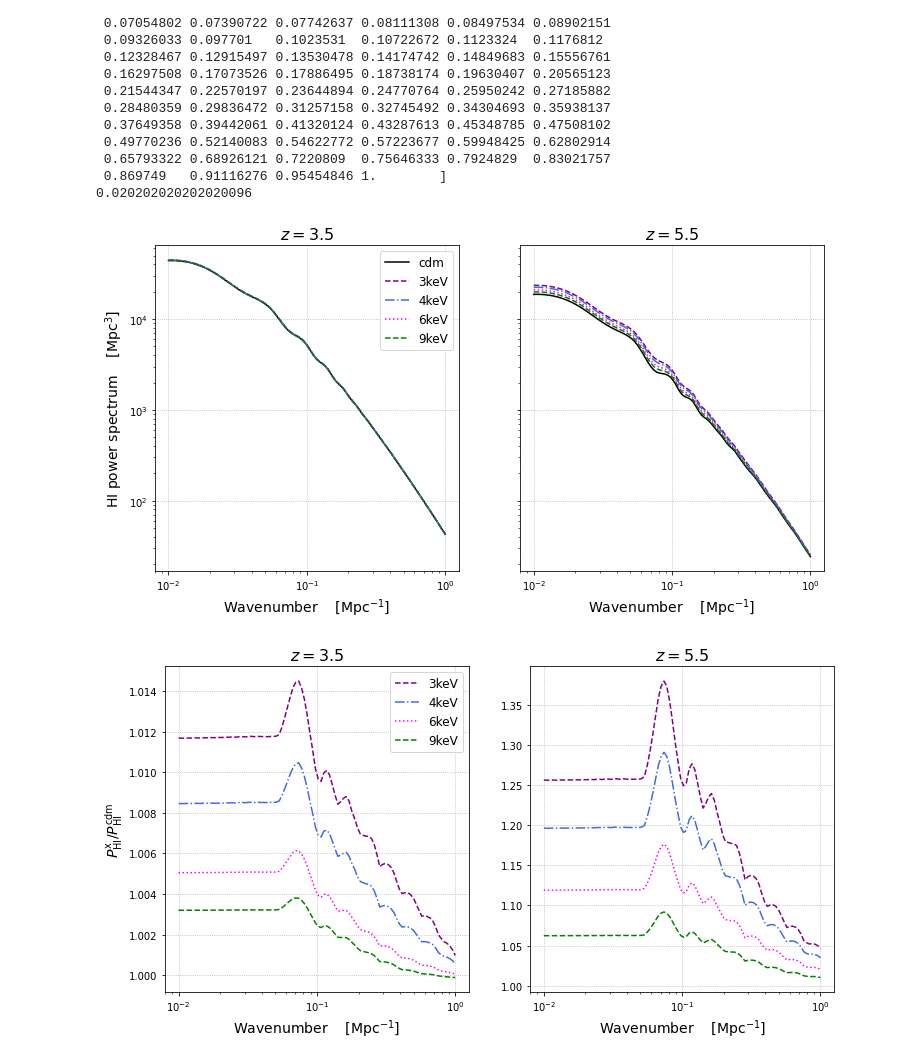
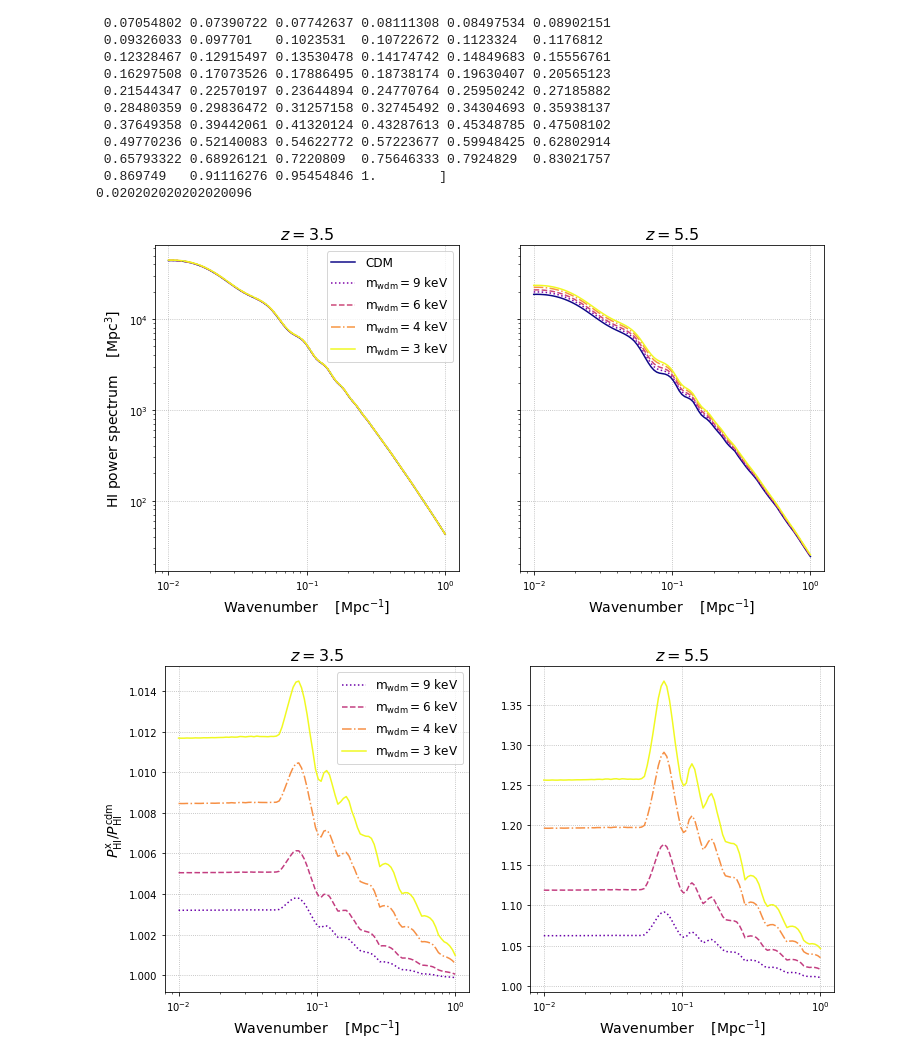
Before and after one commit to yaozhang1206/WDM_Lya_21cm, a Jupyter notebook: proper_pipeline/master_single_plotter.ipynb, the cells around one changed output. Saved outputs shown, nothing was run; the diff lists cells and outputs as text; code cells hidden in the pictures.

```diff
--- a/proper_pipeline/master_single_plotter.ipynb
+++ b/proper_pipeline/master_single_plotter.ipynb
@@ -113,6 +121,9 @@ HI_sk1k_r1_4keV_s8_zf = np.zeros(len(k_Mpc))
 HI_sk1k_r1_6keV_s8_zf = np.zeros(len(k_Mpc))
 HI_sk1k_r1_9keV_s8_zf = np.zeros(len(k_Mpc))
 
+HI_s8_r1_zi_table = np.zeros((len(k_Mpc),n))
+HI_s8_r1_zf_table = np.zeros((len(k_Mpc),n))
+
 for i in range(0,len(k_Mpc)):
     HI_sk1k_r1_cdm_s8_zi[i] = sk1k_r1_cdm_s8.HIHI_base_Mpc_norm(zi, k_Mpc[i], mu) + sk1k_r1_cdm_s8.HIHI_reio_Mpc_norm(zi, k_Mpc[i], mu)
     HI_sk1k_r1_3keV_s8_zi[i] = sk1k_r1_3keV_s8.HIHI_base_Mpc_norm(zi, k_Mpc[i], mu) + sk1k_r1_3keV_s8.HIHI_reio_Mpc_norm(zi, k_Mpc[i], mu)
@@ -125,15 +136,25 @@ for i in range(0,len(k_Mpc)):
     HI_sk1k_r1_4keV_s8_zf[i] = sk1k_r1_4keV_s8.HIHI_base_Mpc_norm(zf, k_Mpc[i], mu) + sk1k_r1_4keV_s8.HIHI_reio_Mpc_norm(zf, k_Mpc[i], mu)
     HI_sk1k_r1_6keV_s8_zf[i] = sk1k_r1_6keV_s8.HIHI_base_Mpc_norm(zf, k_Mpc[i], mu) + sk1k_r1_6keV_s8.HIHI_reio_Mpc_norm(zf, k_Mpc[i], mu)
     HI_sk1k_r1_9keV_s8_zf[i] = sk1k_r1_9keV_s8.HIHI_base_Mpc_norm(zf, k_Mpc[i], mu) + sk1k_r1_9keV_s8.HIHI_reio_Mpc_norm(zf, k_Mpc[i], mu)
+
+HI_s8_r1_zi_table[:,0] =   HI_sk1k_r1_cdm_s8_zi
+HI_s8_r1_zi_table[:,1] =  HI_sk1k_r1_9keV_s8_zi
+HI_s8_r1_zi_table[:,2] =  HI_sk1k_r1_6keV_s8_zi
+HI_s8_r1_zi_table[:,3] =  HI_sk1k_r1_4keV_s8_zi
+HI_s8_r1_zi_table[:,4] =  HI_sk1k_r1_3keV_s8_zi
+
+HI_s8_r1_zf_table[:,0] =   HI_sk1k_r1_cdm_s8_zf
+HI_s8_r1_zf_table[:,1] =  HI_sk1k_r1_9keV_s8_zf
+HI_s8_r1_zf_table[:,2] =  HI_sk1k_r1_6keV_s8_zf
+HI_s8_r1_zf_table[:,3] =  HI_sk1k_r1_4keV_s8_zf
+HI_s8_r1_zf_table[:,4] =  HI_sk1k_r1_3keV_s8_zf
 # %%
 fig,axs = plt.subplots(1,2,figsize=(12,6),sharey='row')
 axs[0].grid(linestyle='dotted')
 axs[0].set_title(r'$z = 3.5$',fontsize=16)
-axs[0].plot(k_Mpc, HI_sk1k_r1_cdm_s8_zi, '-', color='black', label='cdm')
-axs[0].plot(k_Mpc, HI_sk1k_r1_3keV_s8_zi, '--', color='purple', label='3keV')
-axs[0].plot(k_Mpc, HI_sk1k_r1_4keV_s8_zi, '-.', color='royalblue', label='4keV')
-axs[0].plot(k_Mpc, HI_sk1k_r1_6keV_s8_zi, ':', color='magenta', label='6keV')
-axs[0].plot(k_Mpc, HI_sk1k_r1_9keV_s8_zi, '--', color='green', label='9keV')
+for i in range(n):
+        axs[0].plot(k_Mpc, HI_s8_r1_zi_table[:,i], linestyle=styles[i], color=colors[i], label=labels[i])
+        axs[1].plot(k_Mpc, HI_s8_r1_zf_table[:,i], linestyle=styles[i], color=colors[i], label=labels[i])
 axs[0].set_xlabel(r'Wavenumber    [Mpc$^{-1}$]', fontsize=14)
 axs[0].set_ylabel(r'HI power spectrum    [Mpc$^3$]', fontsize=14)
 axs[0].legend(loc='best', fontsize=12)
@@ -141,11 +162,6 @@ axs[0].set_yscale('log')
 axs[0].set_xscale('log')
 
 axs[1].set_title(r'$z = 5.5$',fontsize=16)
-axs[1].plot(k_Mpc, HI_sk1k_r1_cdm_s8_zf, '-', color='black', label='cdm')
-axs[1].plot(k_Mpc, HI_sk1k_r1_3keV_s8_zf, '--', color='purple', label='3keV')
-axs[1].plot(k_Mpc, HI_sk1k_r1_4keV_s8_zf, '-.', color='royalblue', label='4keV')
-axs[1].plot(k_Mpc, HI_sk1k_r1_6keV_s8_zf, ':', color='magenta', label='6keV')
-axs[1].plot(k_Mpc, HI_sk1k_r1_9keV_s8_zf, '--', color='green', label='9keV')
 axs[1].grid(linestyle='dotted')
 axs[1].set_xlabel(r'Wavenumber    [Mpc$^{-1}$]', fontsize=14)
 axs[1].set_yscale('log')
@@ -153,35 +169,30 @@ axs[1].set_xscale('log')
 plt.savefig('./plots/P_HI.pdf', bbox_inches="tight")
 plt.show()
 # %% [output]
-[figure, old version]
+[figure, new version]
 # %%
 # we are plotting ratio too
 fig,axs = plt.subplots(1,2,figsize=(12,6))
 axs[0].grid(linestyle='dotted')
 axs[0].set_title(r'$z = 3.5$',fontsize=16)
-axs[0].plot(k_Mpc, HI_sk1k_r1_3keV_s8_zi/HI_sk1k_r1_cdm_s8_zi, '--', color='purple', label='3keV')
-axs[0].plot(k_Mpc, HI_sk1k_r1_4keV_s8_zi/HI_sk1k_r1_cdm_s8_zi, '-.', color='royalblue', label='4keV')
-axs[0].plot(k_Mpc, HI_sk1k_r1_6keV_s8_zi/HI_sk1k_r1_cdm_s8_zi, ':', color='magenta', label='6keV')
-axs[0].plot(k_Mpc, HI_sk1k_r1_9keV_s8_zi/HI_sk1k_r1_cdm_s8_zi, '--', color='green', label='9keV')
+for i in range(n-1):
+    axs[0].plot(k_Mpc, HI_s8_r1_zi_table[:,i+1]/HI_s8_r1_zi_table[:,0], linestyle=dif_styles[i], color=dif_colors[i], label=dif_labels[i])
+    axs[1].plot(k_Mpc, HI_s8_r1_zf_table[:,i+1]/HI_s8_r1_zf_table[:,0], linestyle=dif_styles[i], color=dif_colors[i], label=dif_labels[i])
 axs[0].set_xlabel(r'Wavenumber    [Mpc$^{-1}$]', fontsize=14)
 axs[0].set_ylabel(r'$P_{\rm HI}^{\rm x} / P_{\rm HI}^{\rm cdm}$', fontsize=14)
 axs[0].legend(loc='best', fontsize=12)
 # axs[0].set_yscale('log')
 axs[0].set_xscale('log')
 
 axs[1].set_title(r'$z = 5.5$',fontsize=16)
-axs[1].plot(k_Mpc, HI_sk1k_r1_3keV_s8_zf/HI_sk1k_r1_cdm_s8_zf, '--', color='purple', label='3keV')
-axs[1].plot(k_Mpc, HI_sk1k_r1_4keV_s8_zf/HI_sk1k_r1_cdm_s8_zf, '-.', color='royalblue', label='4keV')
-axs[1].plot(k_Mpc, HI_sk1k_r1_6keV_s8_zf/HI_sk1k_r1_cdm_s8_zf, ':', color='magenta', label='6keV')
-axs[1].plot(k_Mpc, HI_sk1k_r1_9keV_s8_zf/HI_sk1k_r1_cdm_s8_zf, '--', color='green', label='9keV')
 axs[1].grid(linestyle='dotted')
 axs[1].set_xlabel(r'Wavenumber    [Mpc$^{-1}$]', fontsize=14)
 # axs[1].set_yscale('log')
 axs[1].set_xscale('log')
 plt.savefig('./plots/ratio_HI.pdf', bbox_inches="tight")
 plt.show()
 # %% [output]
-[figure, old version]
+[figure, new version]
 # %%
 # Lya
 zi = 2.2
```
Also changed, not shown: parts of 7 cells of this notebook, 8 other files.
